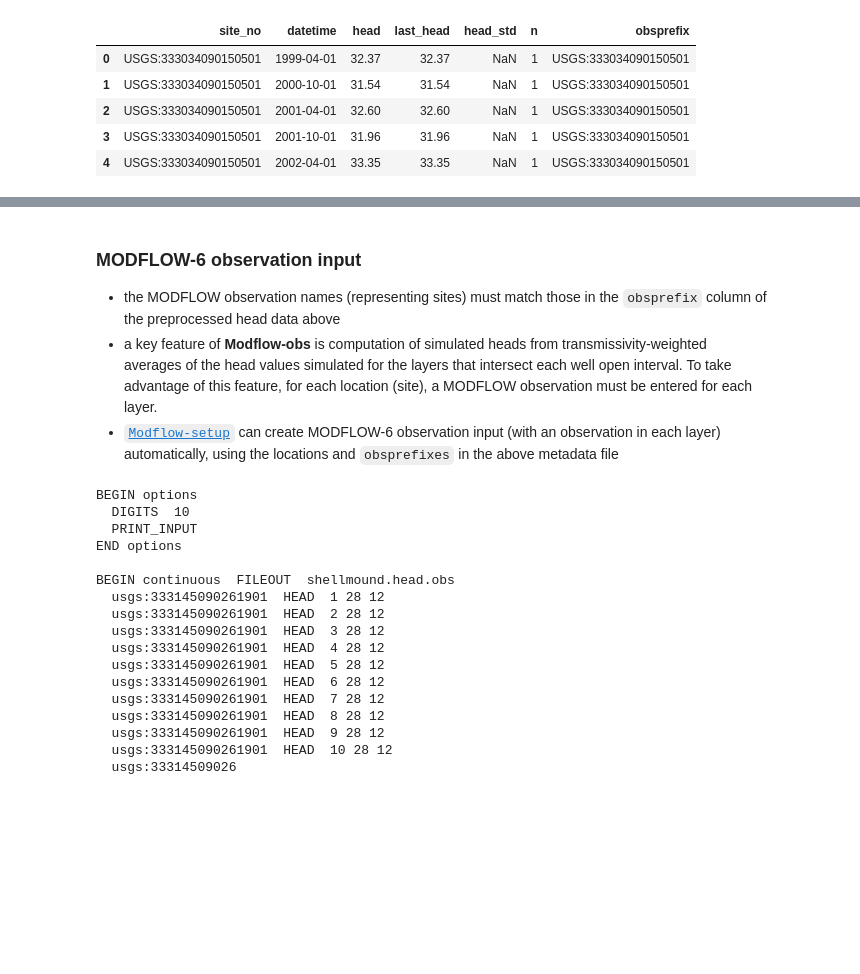
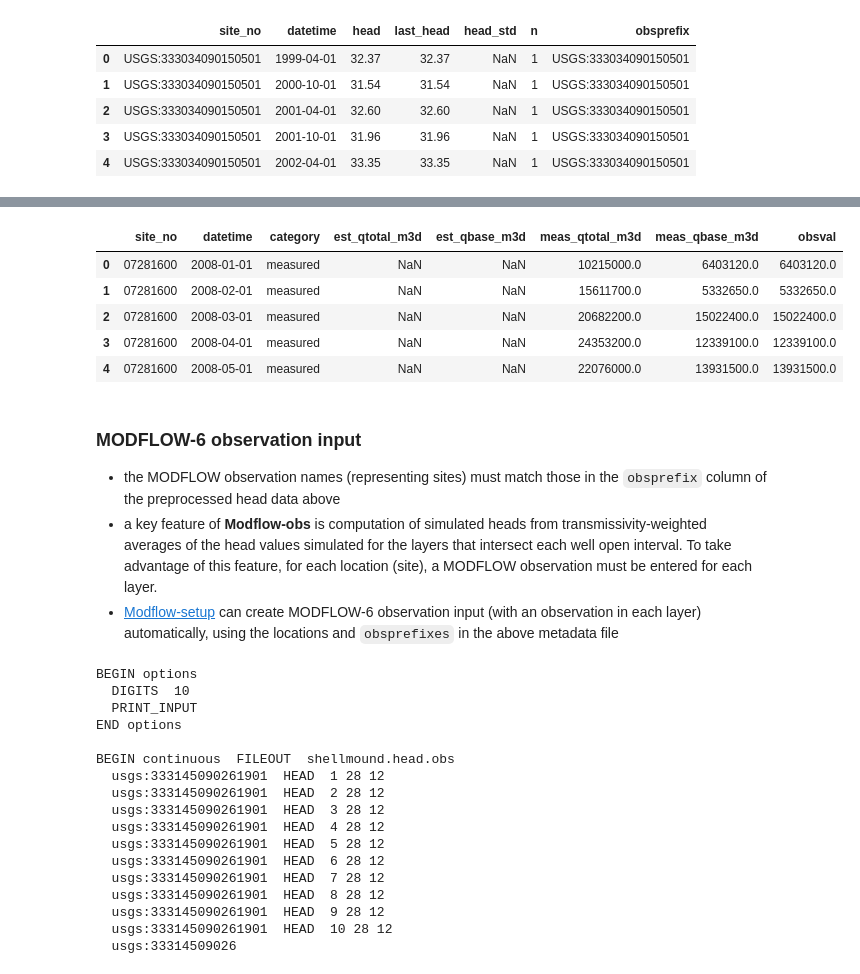
Before and after one commit to aleaf/modflow-obs, a Jupyter notebook: docs/source/notebooks/Example.ipynb, the cells around one changed output, grey strips where cells are left out. Drawn from its saved outputs; the diff is of its cells as text; code cells hidden in the pictures; blank space fills up the shorter version.

```diff
--- a/docs/source/notebooks/Example.ipynb
+++ b/docs/source/notebooks/Example.ipynb
@@ -98,9 +104,19 @@ head_obs.head()
+# %%
+flux_obs = pd.read_csv(data_path / 'tables/processed_flow_obs.csv', dtype={'site_no': object})
+flux_obs.head()
+# %% [output]
+|  | site_no | datetime | category | est_qtotal_m3d | est_qbase_m3d | meas_qtotal_m3d | meas_qbase_m3d | obsval |
+| 0 | 07281600 | 2008-01-01 | measured | NaN | NaN | 10215000.0 | 6403120.0 | 6403120.0 |
+| 1 | 07281600 | 2008-02-01 | measured | NaN | NaN | 15611700.0 | 5332650.0 | 5332650.0 |
+| 2 | 07281600 | 2008-03-01 | measured | NaN | NaN | 20682200.0 | 15022400.0 | 15022400.0 |
+| 3 | 07281600 | 2008-04-01 | measured | NaN | NaN | 24353200.0 | 12339100.0 | 12339100.0 |
+| 4 | 07281600 | 2008-05-01 | measured | NaN | NaN | 22076000.0 | 13931500.0 | 13931500.0 |
 # %% [markdown]
 ### MODFLOW-6 observation input
 
 * the MODFLOW observation names (representing sites) must match those in the ``obsprefix`` column of the preprocessed head data above
 * a key feature of **Modflow-obs** is computation of simulated heads from transmissivity-weighted averages of the head values simulated for the layers that intersect each well open interval. To take advantage of this feature, for each location (site), a MODFLOW observation must be entered for each layer.
-* [``Modflow-setup``](https://github.com/aleaf/modflow-setup) can create MODFLOW-6 observation input (with an observation in each layer) automatically, using the locations and ``obsprefixes`` in the above metadata file
+* [Modflow-setup](https://github.com/aleaf/modflow-setup) can create MODFLOW-6 observation input (with an observation in each layer) automatically, using the locations and ``obsprefixes`` in the above metadata file
 # %%
 headobs_input_file = data_path / 'shellmound.obs'
 
```
Also changed, not shown: parts of 10 cells of this notebook, 8 other files.
